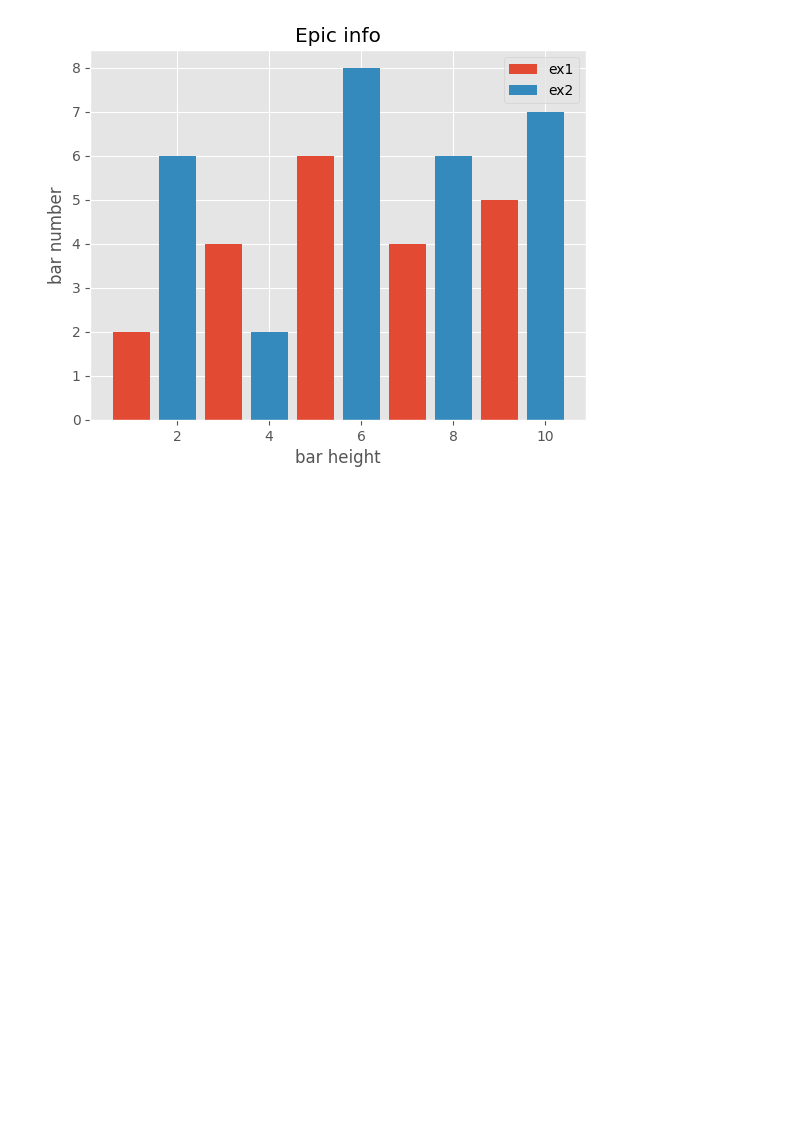
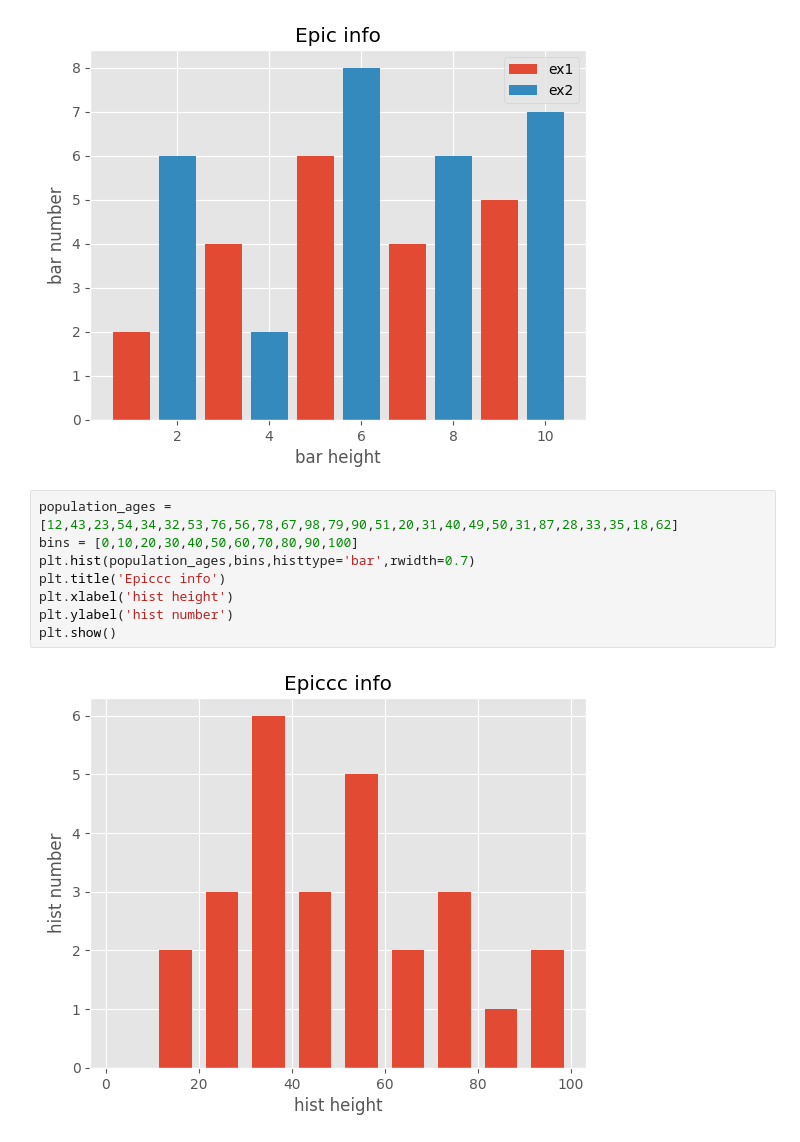
Before and after one commit to Hridayansh018/MatplotLib, a Jupyter notebook: tutorial.ipynb, the cells around one changed output. Drawn from its saved outputs; the diff is of its cells as text; blank space fills up the shorter version.

```diff
--- a/tutorial.ipynb
+++ b/tutorial.ipynb
@@ -58,3 +58,13 @@ plt.legend()
 plt.show()
 # %% [output]
 [figure]
+# %%
+population_ages = [12,43,23,54,34,32,53,76,56,78,67,98,79,90,51,20,31,40,49,50,31,87,28,33,35,18,62]
+bins = [0,10,20,30,40,50,60,70,80,90,100]
+plt.hist(population_ages,bins,histtype='bar',rwidth=0.7)
+plt.title('Epiccc info')
+plt.xlabel('hist height')
+plt.ylabel('hist number')
+plt.show()
+# %% [output]
+[figure, added]
```
Also changed, not shown: parts of 1 cell of this notebook.
